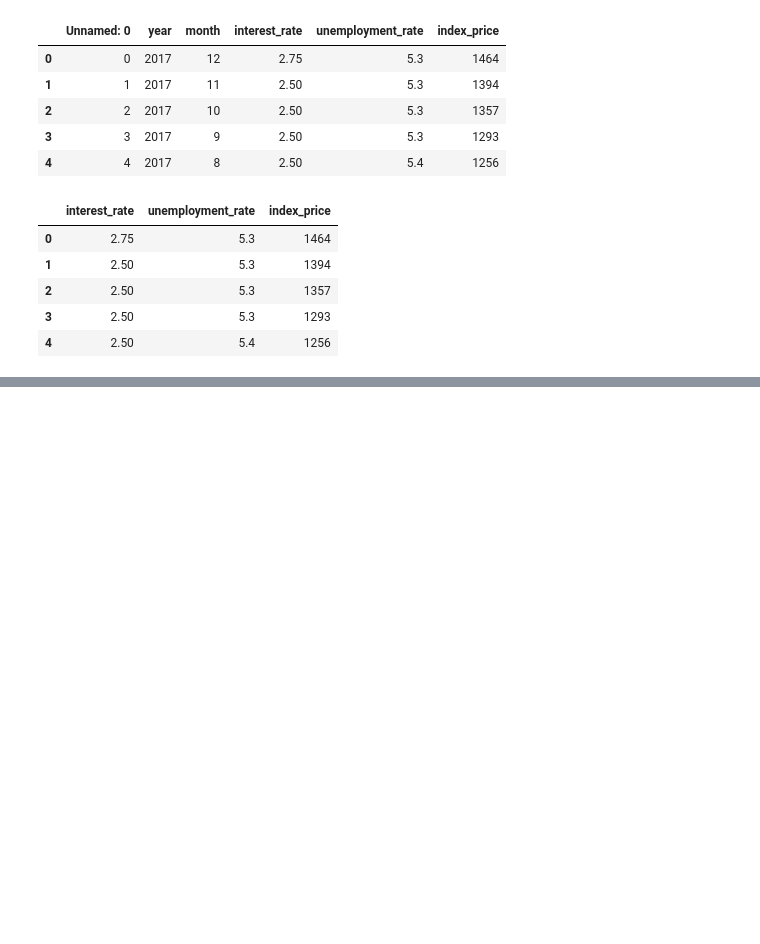
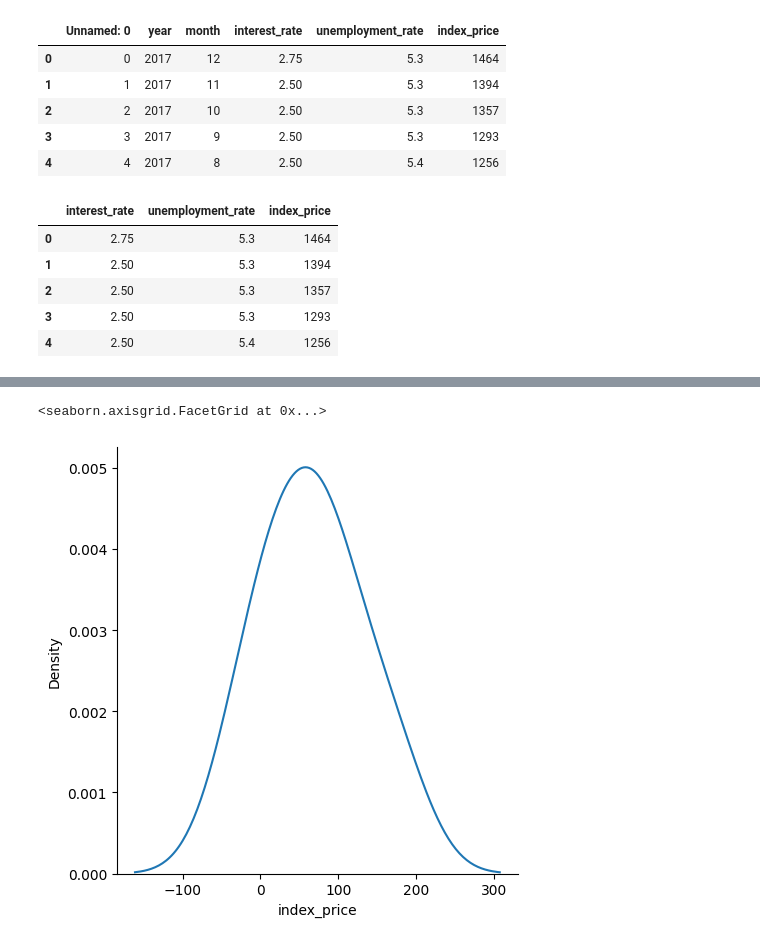
Before and after one commit to prabandh05/ML-models, a Jupyter notebook: linear-regression/multiLinearRegression.ipynb, the cells around one changed output, grey strips where cells are left out. Drawn from its saved outputs; the diff is of its cells as text; code cells hidden in the pictures; blank space fills up the shorter version.

```diff
--- a/linear-regression/multiLinearRegression.ipynb
+++ b/linear-regression/multiLinearRegression.ipynb
@@ -29,0 +111,5 @@ import seaborn as sns
+# %%
+sns.displot(residuals,kind='kde')
+# %% [output]
+<seaborn.axisgrid.FacetGrid at 0x...>
+[figure, added]
```
Also changed, not shown: parts of 22 cells of this notebook, 2 other files.
